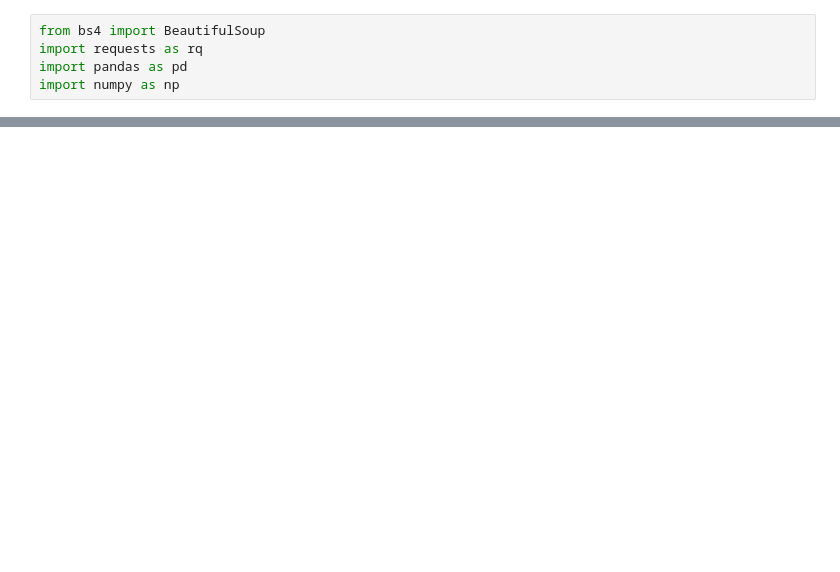
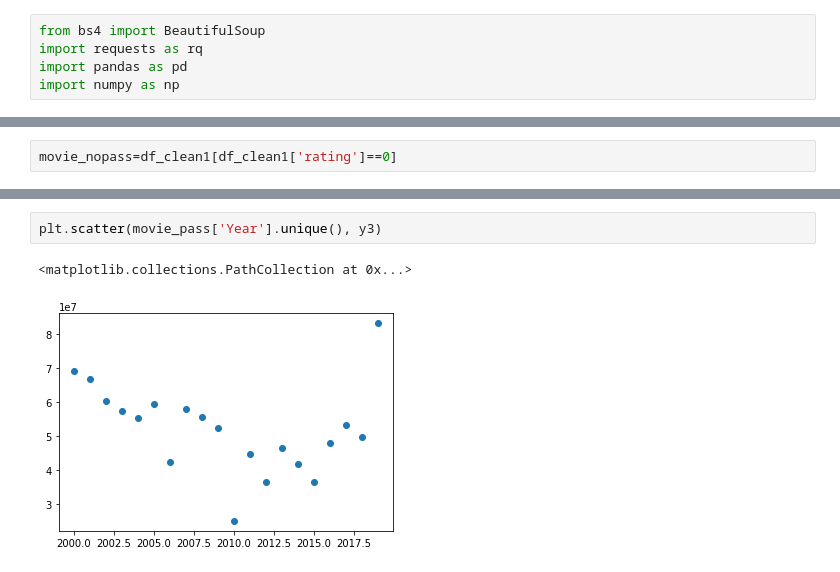
Before and after one commit to amdrexler23/module1mediaproject, a Jupyter notebook: student.ipynb, the cells around one changed output, grey strips where cells are left out. Cells and saved outputs as stored; diff of their text form; blank space fills up the shorter version.

```diff
--- a/student.ipynb
+++ b/student.ipynb
@@ -236,0 +316,2 @@ SyntaxError: invalid syntax (<ipython-input-67-33ad7c33887c>, line 1)
+# %%
+movie_nopass=df_clean1[df_clean1['rating']==0]
@@ -236,0 +362,5 @@ SyntaxError: invalid syntax (<ipython-input-67-33ad7c33887c>, line 1)
+# %%
+plt.scatter(movie_pass['Year'].unique(), y3)
+# %% [output]
+<matplotlib.collections.PathCollection at 0x...>
+[figure, added]
```
Also changed, not shown: parts of 62 cells of this notebook.
